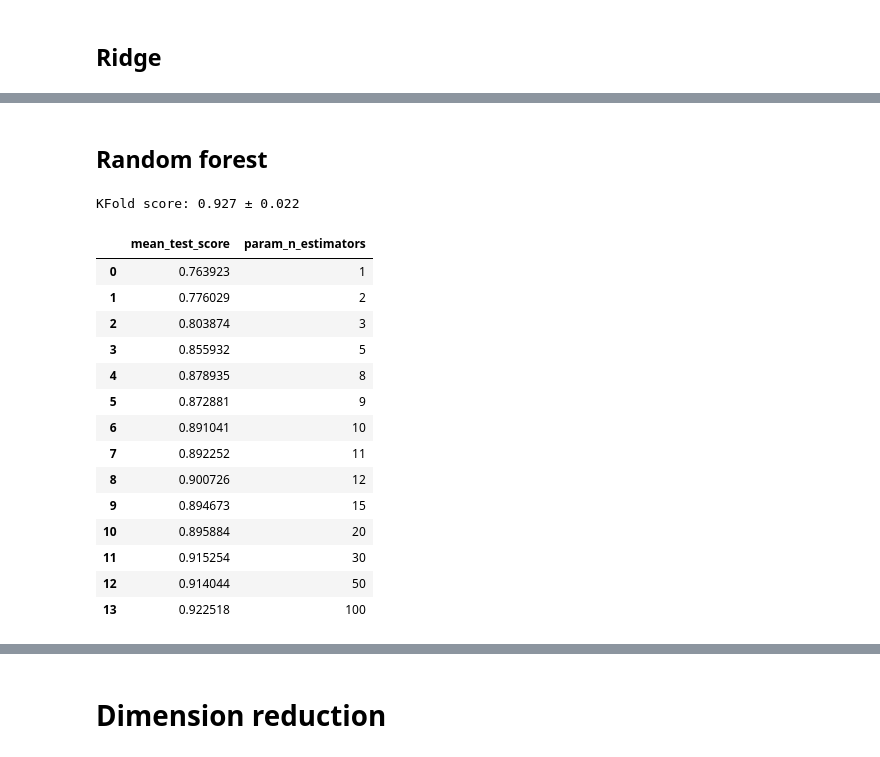
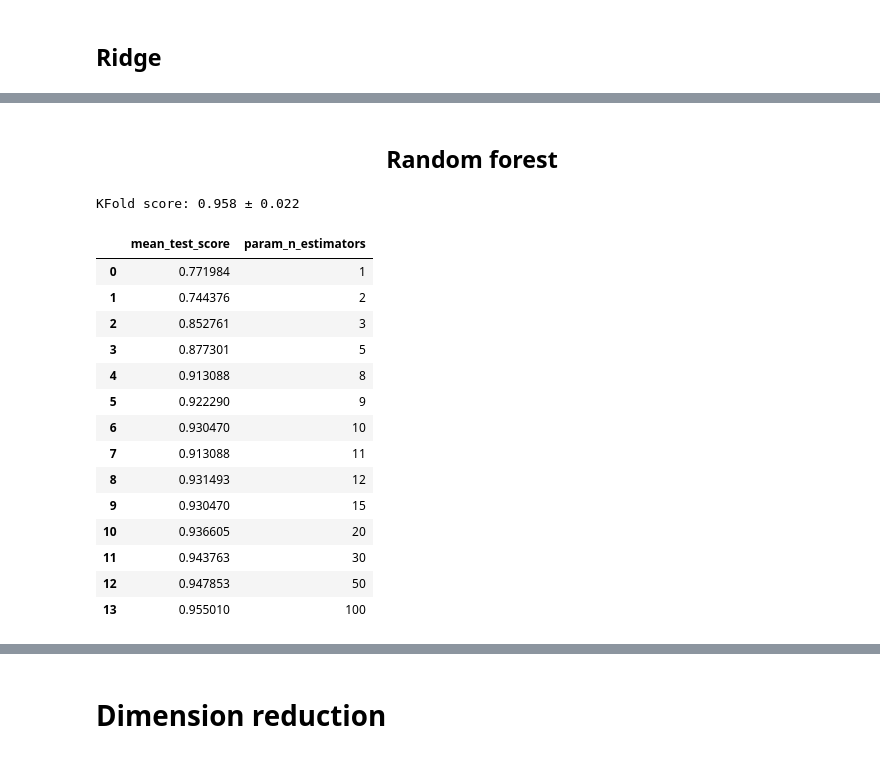
Before and after one commit to safoex/MagicWand, a Jupyter notebook: Gesture classification Presentation.ipynb, the cells around one changed output, grey strips where cells are left out. Cells and saved outputs as stored; diff of their text form; code cells hidden in the pictures.

```diff
--- a/Gesture classification Presentation.ipynb
+++ b/Gesture classification Presentation.ipynb
@@ -380,6 +374,6 @@ KFold score: 0.787 ± 0.049
 # %%
 clf = QuadraticDiscriminantAnalysis()
-kfold = KFold(n_splits=10, shuffle=True)
+kfold = StratifiedKFold(n_splits=10, shuffle=True)
 gs = GridSearchCV(clf, param_grid={"reg_param":[0, 0.01, 0.1, 0.5, 1, 10, 50, 100]}, cv=kfold.split(X, y))
 gs.fit(X, y)
 pd.DataFrame(gs.cv_results_)[["mean_test_score","param_reg_param"]]
@@ -395,0 +400,12 @@ pd.DataFrame(gs.cv_results_)[["mean_test_score","param_reg_param"]]
+# %%
+kfold = StratifiedKFold(n_splits=10, shuffle=True)
+gs = GridSearchCV(KNeighborsClassifier(), param_grid={"n_neighbors":list(range(1, 20))},
+                  cv=kfold.split(X, y))
+gs.fit(X, y);
+params = [x['n_neighbors'] for x in gs.cv_results_['params']]
+fig, ax = plt.subplots(1, 1, figsize=(6, 3), dpi=600)
+ax.plot(params, gs.cv_results_['mean_test_score'])
+ax.set_xlabel('n_neighbors')
+ax.set_ylabel('KFold score')
+plt.savefig('img/knc_results.png',bbox_inches='tight');
+plt.close(fig);
@@ -407,38 +430,38 @@ KFold score: 0.792 ± 0.040
 # %% [markdown]
-## Random forest
+## <center>Random forest</center>
 # %%
 from sklearn.ensemble import RandomForestClassifier
 from sklearn.preprocessing import Normalizer
 #clf = make_pipeline(Normalizer (), RandomForestClassifier())
-kfold = KFold(n_splits=10, shuffle=True)
+kfold = StratifiedKFold(n_splits=10, shuffle=True)
 clf = RandomForestClassifier(n_estimators = 100)
 scores = cross_val_score(clf, X, y, scoring='accuracy', cv=kfold.split(X, y))
 print('KFold score: {0:.3f} ± {1:.3f}'.format(scores.mean(), scores.std()) )
 # %% [output]
-KFold score: 0.927 ± 0.022
+KFold score: 0.958 ± 0.022
 # %%
 clf = RandomForestClassifier()
-kfold = KFold(n_splits=10, shuffle=True)
+kfold = StratifiedKFold(n_splits=10, shuffle=True)
 gs = GridSearchCV(clf, param_grid={"n_estimators":[1, 2, 3, 5, 8, 9, 10, 11, 12, 15, 20, 30, 50, 100]},
                   cv=kfold.split(X, y))
 gs.fit(X, y)
 pd.DataFrame(gs.cv_results_)[["mean_test_score","param_n_estimators"]]
 # %% [output]
 |  | mean_test_score | param_n_estimators |
-| 0 | 0.763923 | 1 |
-| 1 | 0.776029 | 2 |
-| 2 | 0.803874 | 3 |
-| 3 | 0.855932 | 5 |
-| 4 | 0.878935 | 8 |
-| 5 | 0.872881 | 9 |
-| 6 | 0.891041 | 10 |
-| 7 | 0.892252 | 11 |
-| 8 | 0.900726 | 12 |
-| 9 | 0.894673 | 15 |
-| 10 | 0.895884 | 20 |
-| 11 | 0.915254 | 30 |
-| 12 | 0.914044 | 50 |
-| 13 | 0.922518 | 100 |
+| 0 | 0.771984 | 1 |
+| 1 | 0.744376 | 2 |
+| 2 | 0.852761 | 3 |
+| 3 | 0.877301 | 5 |
+| 4 | 0.913088 | 8 |
+| 5 | 0.922290 | 9 |
+| 6 | 0.930470 | 10 |
+| 7 | 0.913088 | 11 |
+| 8 | 0.931493 | 12 |
+| 9 | 0.930470 | 15 |
+| 10 | 0.936605 | 20 |
+| 11 | 0.943763 | 30 |
+| 12 | 0.947853 | 50 |
+| 13 | 0.955010 | 100 |
 # %%
 params = [x['n_estimators'] for x in gs.cv_results_['params']]
 fig, ax = plt.subplots(1, 1, figsize=(6, 3), dpi=600)
```
Also changed, not shown: parts of 57 cells of this notebook, 7 other files.
